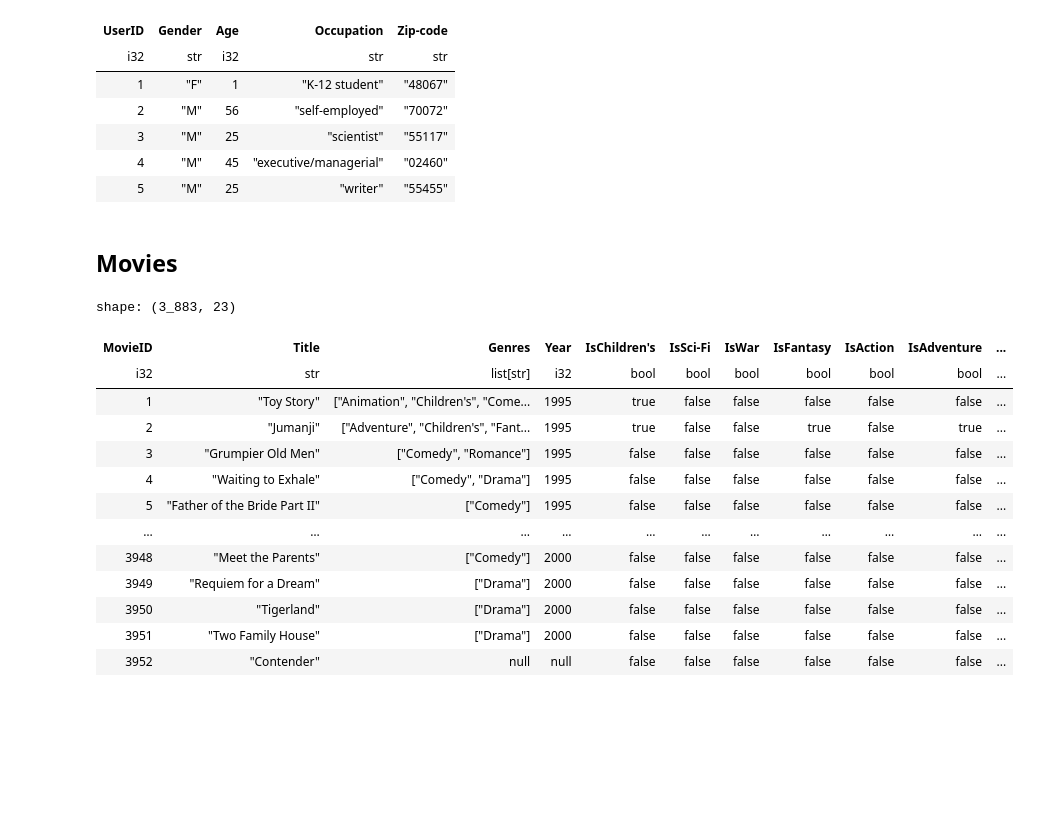
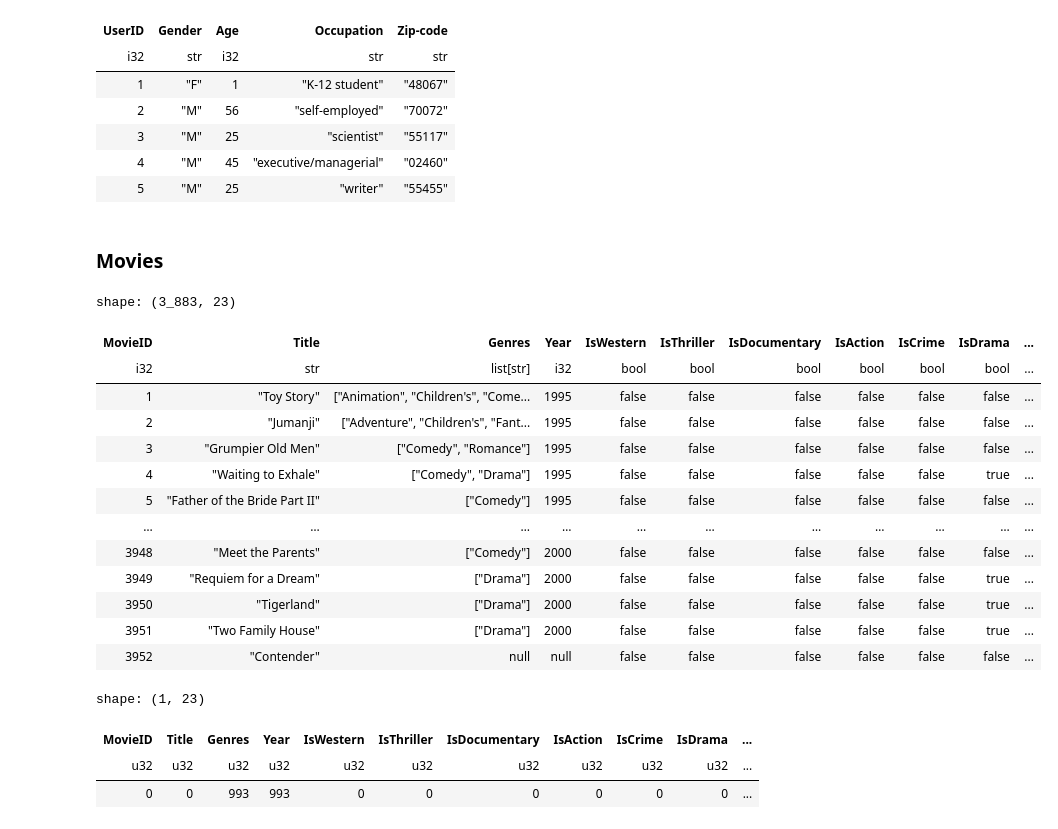
Before and after one commit to mark2002007/UCU_5K2S_Recommender_Systems_Project, a Jupyter notebook: experiments/template/main.ipynb, the cells around one changed output. Drawn from its saved outputs; the diff is of its cells as text; code cells hidden in the pictures; blank space fills up the shorter version.

```diff
--- a/experiments/template/main.ipynb
+++ b/experiments/template/main.ipynb
@@ -61,7 +66,7 @@ shape: (5, 5)
 | 4 | "M" | 45 | "executive/managerial" | "02460" |
 | 5 | "M" | 25 | "writer" | "55455" |
 # %% [markdown]
-## Movies
+### Movies
 # %%
 # 1) Read lines and split them by "::"
 # 2) Select the columns and cast them to the correct types
@@ -69,7 +74,7 @@ shape: (5, 5)
 # 4) If year is not null, remove it from the title
 #   If the title is "Toy Story (1995)", the title should be "Toy Story" and the year should be 1995.
 #   If the title does not have a year, the year should be null.
-movies_df = pl.scan_csv(ROOT + MOVIES_PATH, has_header=False, truncate_ragged_lines=True, encoding="utf8-lossy").select([
+ml_movies_df = pl.scan_csv(ROOT + ML_MOVIES_PATH, has_header=False, truncate_ragged_lines=True, encoding="utf8-lossy").select([
     pl.col("column_1").str.split("::")
 ]).select([
     pl.col("column_1").list.get(0).alias("MovieID").cast(pl.Int32),
@@ -84,27 +89,34 @@ movies_df = pl.scan_csv(ROOT + MOVIES_PATH, has_header=False, truncate_ragged_li
     ).alias("Title")
 ])
 # 4) Get possible genres
-genres = movies_df.select(pl.col("Genres").explode().unique()).collect()
+ml_genres = ml_movies_df.select(pl.col("Genres").explode().unique()).collect()
 # 5) Make dummy variable for each genre
-movies_df = movies_df.with_columns([
+ml_movies_df = ml_movies_df.with_columns([
     pl.col("Genres").list.contains(genre[0]).alias(f"Is{genre[0]}")
-    for genre in genres.rows()
+    for genre in ml_genres.rows()
 ])
 # %%
-movies_df.collect()
+ml_movies_df.collect()
 # %% [output]
 shape: (3_883, 23)
-| MovieID | Title | Genres | Year | IsChildren's | IsSci-Fi | IsWar | IsFantasy | IsAction | IsAdventure | ... |
+| MovieID | Title | Genres | Year | IsWestern | IsThriller | IsDocumentary | IsAction | IsCrime | IsDrama | ... |
 | i32 | str | list[str] | i32 | bool | bool | bool | bool | bool | bool | ... |
-| 1 | "Toy Story" | ["Animation", "Children's", "Come... | 1995 | true | false | false | false | false | false | ... |
-| 2 | "Jumanji" | ["Adventure", "Children's", "Fant... | 1995 | true | false | false | true | false | true | ... |
+| 1 | "Toy Story" | ["Animation", "Children's", "Come... | 1995 | false | false | false | false | false | false | ... |
+| 2 | "Jumanji" | ["Adventure", "Children's", "Fant... | 1995 | false | false | false | false | false | false | ... |
 | 3 | "Grumpier Old Men" | ["Comedy", "Romance"] | 1995 | false | false | false | false | false | false | ... |
-| 4 | "Waiting to Exhale" | ["Comedy", "Drama"] | 1995 | false | false | false | false | false | false | ... |
+| 4 | "Waiting to Exhale" | ["Comedy", "Drama"] | 1995 | false | false | false | false | false | true | ... |
 | 5 | "Father of the Bride Part II" | ["Comedy"] | 1995 | false | false | false | false | false | false | ... |
 | … | … | … | … | … | … | … | … | … | … | ... |
 | 3948 | "Meet the Parents" | ["Comedy"] | 2000 | false | false | false | false | false | false | ... |
-| 3949 | "Requiem for a Dream" | ["Drama"] | 2000 | false | false | false | false | false | false | ... |
-| 3950 | "Tigerland" | ["Drama"] | 2000 | false | false | false | false | false | false | ... |
-| 3951 | "Two Family House" | ["Drama"] | 2000 | false | false | false | false | false | false | ... |
+| 3949 | "Requiem for a Dream" | ["Drama"] | 2000 | false | false | false | false | false | true | ... |
+| 3950 | "Tigerland" | ["Drama"] | 2000 | false | false | false | false | false | true | ... |
+| 3951 | "Two Family House" | ["Drama"] | 2000 | false | false | false | false | false | true | ... |
 | 3952 | "Contender" | null | null | false | false | false | false | false | false | ... |
+# %%
+ml_movies_df.null_count().collect()
+# %% [output]
+shape: (1, 23)
+| MovieID | Title | Genres | Year | IsWestern | IsThriller | IsDocumentary | IsAction | IsCrime | IsDrama | ... |
+| u32 | u32 | u32 | u32 | u32 | u32 | u32 | u32 | u32 | u32 | ... |
+| 0 | 0 | 993 | 993 | 0 | 0 | 0 | 0 | 0 | 0 | ... |
 # %% [markdown]
```
Also changed, not shown: parts of 17 cells of this notebook.
